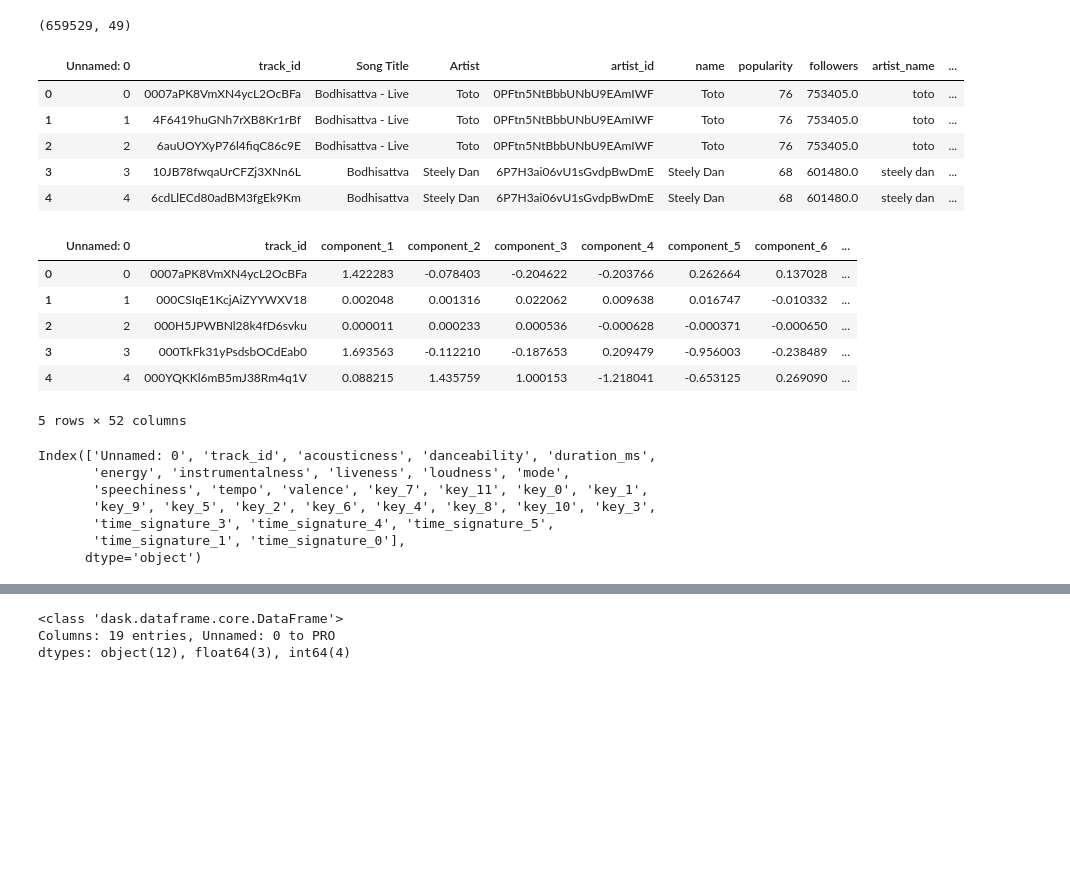
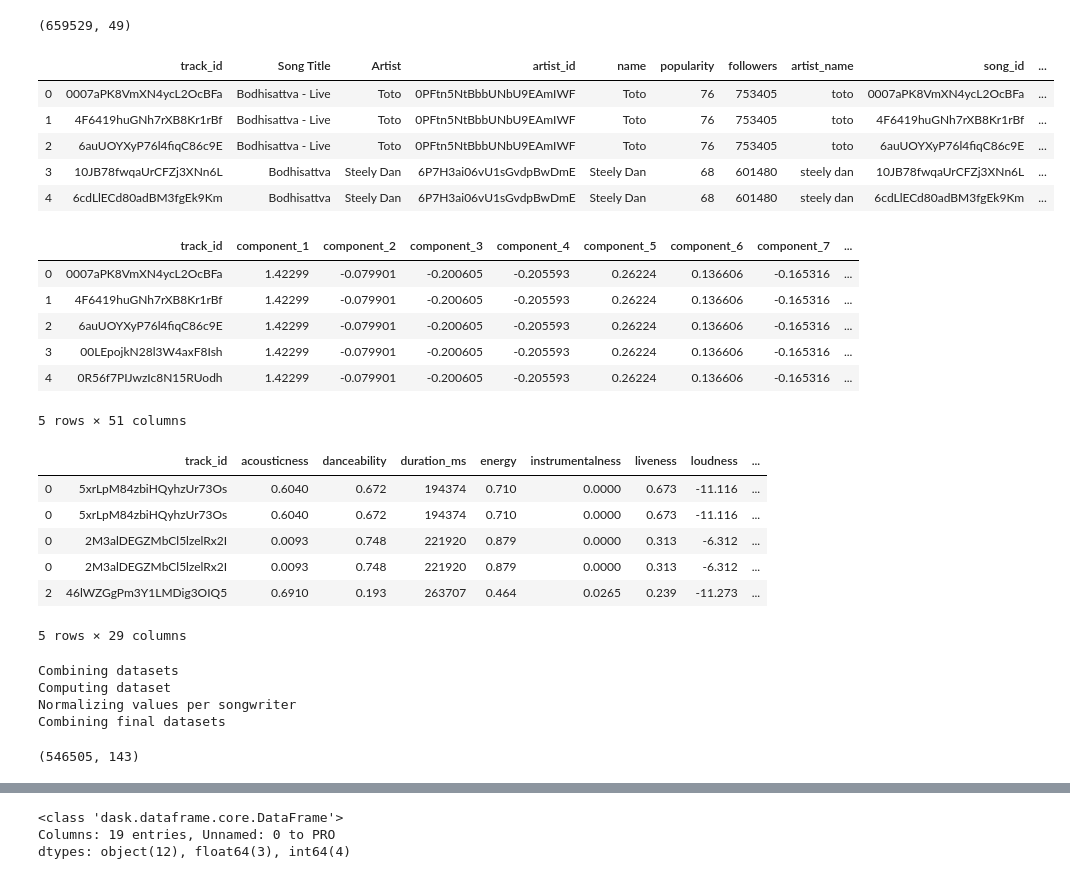
Before and after one commit to jonjohnsontc/songwriter-graph, a Jupyter notebook: notebooks/vi_preprocessing_new_data.ipynb, the cells around one changed output, grey strips where cells are left out. Drawn from its saved outputs; the diff is of its cells as text; code cells hidden in the pictures; blank space fills up the shorter version.

```diff
--- a/notebooks/vi_preprocessing_new_data.ipynb
+++ b/notebooks/vi_preprocessing_new_data.ipynb
@@ -860,35 +856,49 @@ segment_df.shape
 # %% [output]
 (659529, 49)
 # %%
-matched_tracks_df = pd.read_csv('../data/matched_tracks_w_writers_20190504.csv')
+matched_tracks_df = pd.read_csv('../data/interim/tracks_w_writers/matched_tracks_w_writers_20190422.csv', index_col=0)
 matched_tracks_df.head()
 # %% [output]
-|  | Unnamed: 0 | track_id | Song Title | Artist | artist_id | name | popularity | followers | artist_name | ... |
-| 0 | 0 | 0007aPK8VmXN4ycL2OcBFa | Bodhisattva - Live | Toto | 0PFtn5NtBbbUNbU9EAmIWF | Toto | 76 | 753405.0 | toto | ... |
-| 1 | 1 | 4F6419huGNh7rXB8Kr1rBf | Bodhisattva - Live | Toto | 0PFtn5NtBbbUNbU9EAmIWF | Toto | 76 | 753405.0 | toto | ... |
-| 2 | 2 | 6auUOYXyP76l4fiqC86c9E | Bodhisattva - Live | Toto | 0PFtn5NtBbbUNbU9EAmIWF | Toto | 76 | 753405.0 | toto | ... |
-| 3 | 3 | 10JB78fwqaUrCFZj3XNn6L | Bodhisattva | Steely Dan | 6P7H3ai06vU1sGvdpBwDmE | Steely Dan | 68 | 601480.0 | steely dan | ... |
-| 4 | 4 | 6cdLlECd80adBM3fgEk9Km | Bodhisattva | Steely Dan | 6P7H3ai06vU1sGvdpBwDmE | Steely Dan | 68 | 601480.0 | steely dan | ... |
+|  | track_id | Song Title | Artist | artist_id | name | popularity | followers | artist_name | song_id | ... |
+| 0 | 0007aPK8VmXN4ycL2OcBFa | Bodhisattva - Live | Toto | 0PFtn5NtBbbUNbU9EAmIWF | Toto | 76 | 753405 | toto | 0007aPK8VmXN4ycL2OcBFa | ... |
+| 1 | 4F6419huGNh7rXB8Kr1rBf | Bodhisattva - Live | Toto | 0PFtn5NtBbbUNbU9EAmIWF | Toto | 76 | 753405 | toto | 4F6419huGNh7rXB8Kr1rBf | ... |
+| 2 | 6auUOYXyP76l4fiqC86c9E | Bodhisattva - Live | Toto | 0PFtn5NtBbbUNbU9EAmIWF | Toto | 76 | 753405 | toto | 6auUOYXyP76l4fiqC86c9E | ... |
+| 3 | 10JB78fwqaUrCFZj3XNn6L | Bodhisattva | Steely Dan | 6P7H3ai06vU1sGvdpBwDmE | Steely Dan | 68 | 601480 | steely dan | 10JB78fwqaUrCFZj3XNn6L | ... |
+| 4 | 6cdLlECd80adBM3fgEk9Km | Bodhisattva | Steely Dan | 6P7H3ai06vU1sGvdpBwDmE | Steely Dan | 68 | 601480 | steely dan | 6cdLlECd80adBM3fgEk9Km | ... |
 # %%
-genre_svd_df = pd.read_csv('../data/interim/genres/genre_svd_df_20190516.csv')
+genre_svd_df = pd.read_csv('../data/interim/genres/compressed_genres/genre_svd_df_20190824.csv', index_col=0)
 genre_svd_df.head()
 # %% [output]
-|  | Unnamed: 0 | track_id | component_1 | component_2 | component_3 | component_4 | component_5 | component_6 | ... |
-| 0 | 0 | 0007aPK8VmXN4ycL2OcBFa | 1.422283 | -0.078403 | -0.204622 | -0.203766 | 0.262664 | 0.137028 | ... |
-| 1 | 1 | 000CSIqE1KcjAiZYYWXV18 | 0.002048 | 0.001316 | 0.022062 | 0.009638 | 0.016747 | -0.010332 | ... |
-| 2 | 2 | 000H5JPWBNl28k4fD6svku | 0.000011 | 0.000233 | 0.000536 | -0.000628 | -0.000371 | -0.000650 | ... |
-| 3 | 3 | 000TkFk31yPsdsbOCdEab0 | 1.693563 | -0.112210 | -0.187653 | 0.209479 | -0.956003 | -0.238489 | ... |
-| 4 | 4 | 000YQKKl6mB5mJ38Rm4q1V | 0.088215 | 1.435759 | 1.000153 | -1.218041 | -0.653125 | 0.269090 | ... |
+|  | track_id | component_1 | component_2 | component_3 | component_4 | component_5 | component_6 | component_7 | ... |
+| 0 | 0007aPK8VmXN4ycL2OcBFa | 1.42299 | -0.079901 | -0.200605 | -0.205593 | 0.26224 | 0.136606 | -0.165316 | ... |
+| 1 | 4F6419huGNh7rXB8Kr1rBf | 1.42299 | -0.079901 | -0.200605 | -0.205593 | 0.26224 | 0.136606 | -0.165316 | ... |
+| 2 | 6auUOYXyP76l4fiqC86c9E | 1.42299 | -0.079901 | -0.200605 | -0.205593 | 0.26224 | 0.136606 | -0.165316 | ... |
+| 3 | 00LEpojkN28l3W4axF8Ish | 1.42299 | -0.079901 | -0.200605 | -0.205593 | 0.26224 | 0.136606 | -0.165316 | ... |
+| 4 | 0R56f7PIJwzIc8N15RUodh | 1.42299 | -0.079901 | -0.200605 | -0.205593 | 0.26224 | 0.136606 | -0.165316 | ... |
-5 rows × 52 columns
+5 rows × 51 columns
 # %%
-song_features = pd.read_csv('../data/interim/song_features/song_features_encoded_20190515.csv')
-song_features.columns
+song_features = pd.read_csv('../data/interim/song_features/song_features_encoded_20190805.csv', index_col=0)
+song_features.head()
 # %% [output]
+|  | track_id | acousticness | danceability | duration_ms | energy | instrumentalness | liveness | loudness | ... |
+| 0 | 5xrLpM84zbiHQyhzUr73Os | 0.6040 | 0.672 | 194374 | 0.710 | 0.0000 | 0.673 | -11.116 | ... |
+| 0 | 5xrLpM84zbiHQyhzUr73Os | 0.6040 | 0.672 | 194374 | 0.710 | 0.0000 | 0.673 | -11.116 | ... |
+| 0 | 2M3alDEGZMbCl5lzelRx2I | 0.0093 | 0.748 | 221920 | 0.879 | 0.0000 | 0.313 | -6.312 | ... |
+| 0 | 2M3alDEGZMbCl5lzelRx2I | 0.0093 | 0.748 | 221920 | 0.879 | 0.0000 | 0.313 | -6.312 | ... |
+| 2 | 46lWZGgPm3Y1LMDig3OIQ5 | 0.6910 | 0.193 | 263707 | 0.464 | 0.0265 | 0.239 | -11.273 | ... |
-Index(['Unnamed: 0', 'track_id', 'acousticness', 'danceability', 'duration_ms',
-       'energy', 'instrumentalness', 'liveness', 'loudness', 'mode',
-       'speechiness', 'tempo', 'valence', 'key_7', 'key_11', 'key_0', 'key_1',
-       'key_9', 'key_5', 'key_2', 'key_6', 'key_4', 'key_8', 'key_10', 'key_3',
-       'time_signature_3', 'time_signature_4', 'time_signature_5',
-       'time_signature_1', 'time_signature_0'],
-      dtype='object')
+5 rows × 29 columns
+# %%
+merged_df = mk_dataset('../data/interim/tracks_w_writers/matched_tracks_w_writers_20190422.csv',
+                       '../data/interim/genres/compressed_genres/genre_svd_df_20190824.csv',
+                       '../data/interim/analysis_segments/segment_df_20190413.csv',
+                       '../data/interim/song_features/song_features_encoded_20190805.csv')
+# %% [output]
+Combining datasets
+Computing dataset
+Normalizing values per songwriter
+Combining final datasets
+# %%
+merged_df.shape
+# %% [output]
+(546505, 143)
 # %%
```
Also changed, not shown: parts of 22 cells of this notebook, 3 other files.
